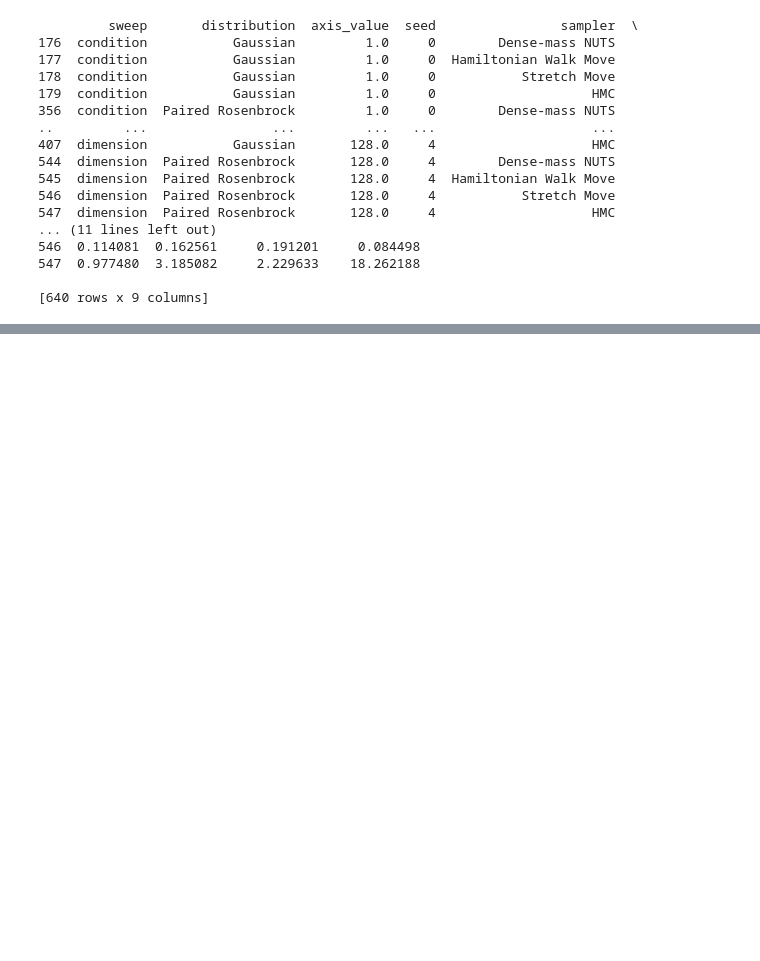
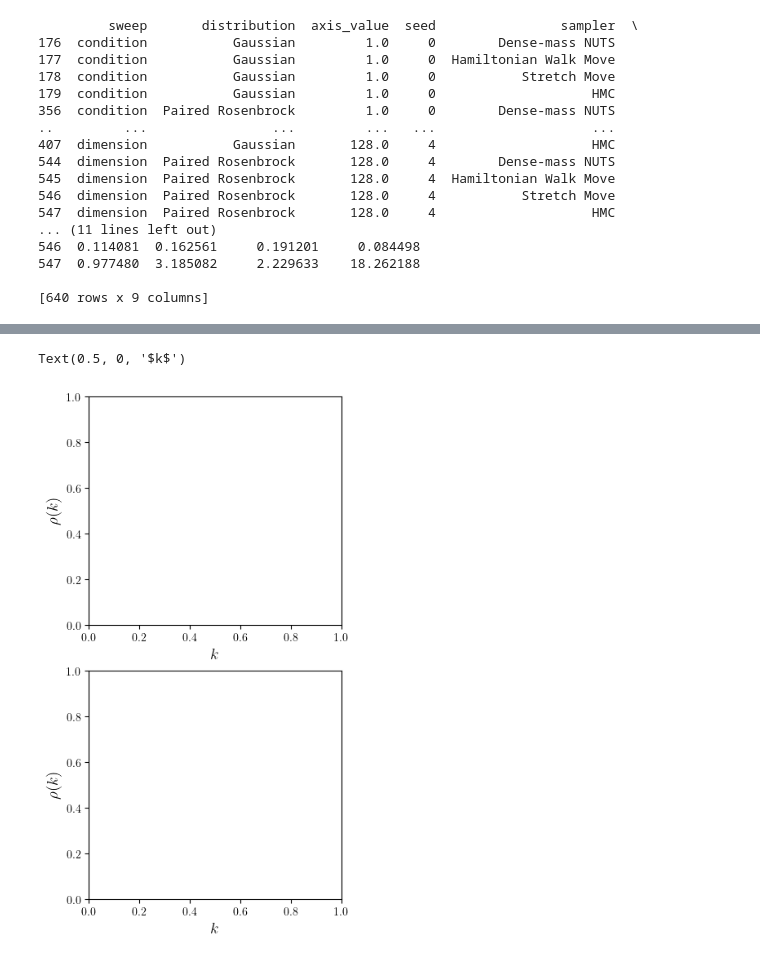
Before and after one commit to JackFoley02/AffineInvariantSamplers, a Jupyter notebook: plots.ipynb, the cells around one changed output, grey strips where cells are left out. Cells and saved outputs as stored; diff of their text form; code cells hidden in the pictures; blank space fills up the shorter version.

```diff
--- a/plots.ipynb
+++ b/plots.ipynb
@@ -446,0 +473,16 @@ ax[0,0].legend()
+# %%
+#example autocorrelation plots
+
+fig, ax = plt.subplots(2, 1, figsize = (4, 8))
+
+axf = ax.flatten()
+
+axf[0].set_ylabel(r'$\rho(k)$', fontsize = 14)
+axf[1].set_ylabel(r'$\rho(k)$', fontsize = 14)
+axf[0].set_xlabel(r'$k$', fontsize = 14)
+axf[1].set_xlabel(r'$k$', fontsize = 14)
+axf[0].set_title(r'Isotropic Gaussian, 4D')
+axf[1].set_title(r'Anisotropic Rosenbrock, 32D')
+# %% [output]
+Text(0.5, 0, '$k$')
+[figure, added]
```
Also changed, not shown: parts of 9 cells of this notebook, 7 other files.
